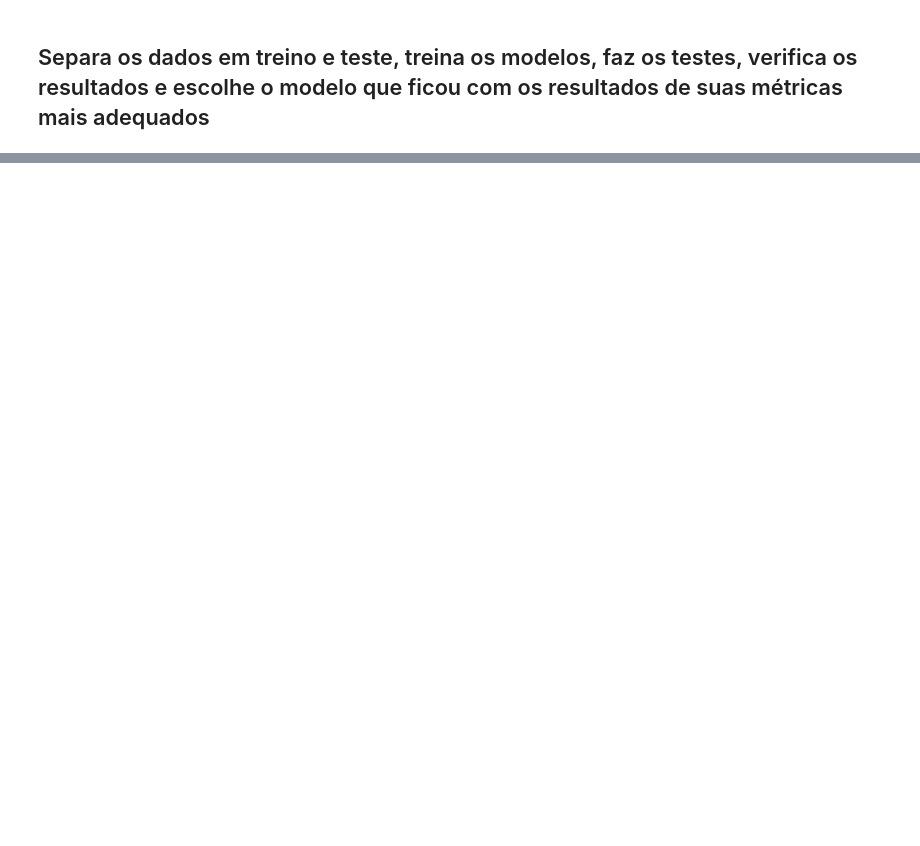
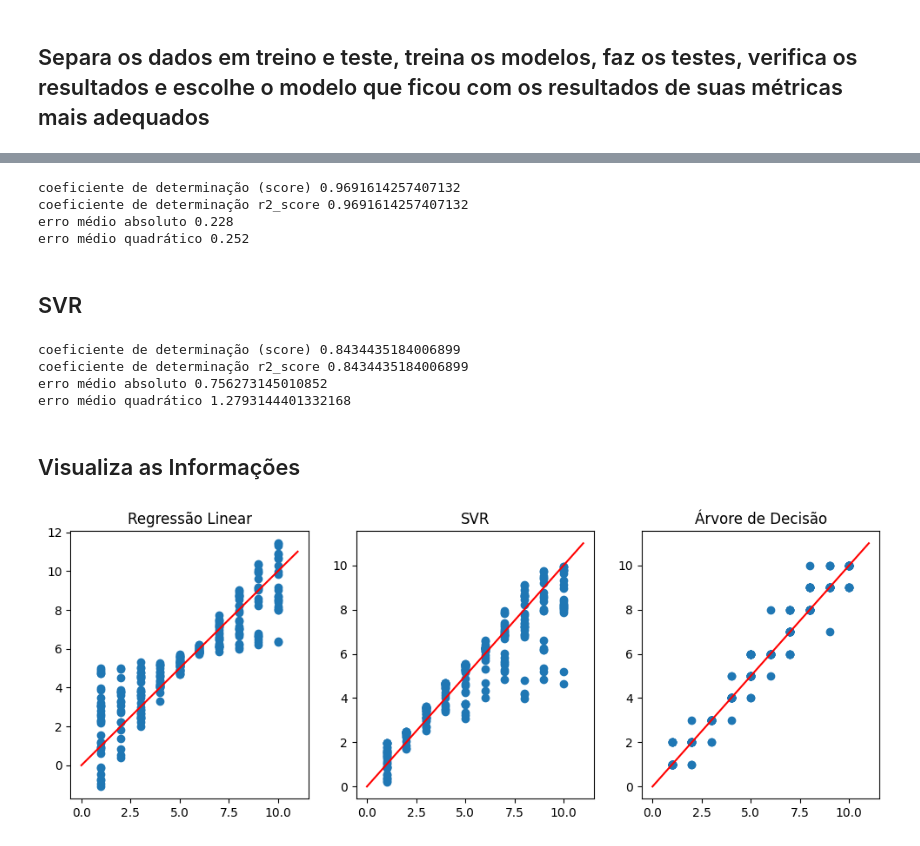
Before and after one commit to jairobernardesjunior/vendas_SUPERMERCADOpredict, a Jupyter notebook: vendas_SUPERMERCADOpredict_treina_prediz.ipynb, the cells around one changed output, grey strips where cells are left out. Drawn from its saved outputs; the diff is of its cells as text; code cells hidden in the pictures; blank space fills up the shorter version.

```diff
--- a/vendas_SUPERMERCADOpredict_treina_prediz.ipynb
+++ b/vendas_SUPERMERCADOpredict_treina_prediz.ipynb
@@ -25,0 +64,58 @@ dfx.head(5)
+# %%
+# Avalia o modelo
+y_predTree = Dtree_model.predict(X_test)
+
+print('coeficiente de determinação (score)', Dtree_model.score(X_test, y_test))
+print('coeficiente de determinação r2_score', r2_score(y_test, y_predTree))
+print('erro médio absoluto', mean_absolute_error(y_test, y_predTree))
+print('erro médio quadrático', mean_squared_error(y_test,y_predTree))
+# %% [output]
+coeficiente de determinação (score) 0.9691614257407132
+coeficiente de determinação r2_score 0.9691614257407132
+erro médio absoluto 0.228
+erro médio quadrático 0.252
+# %% [markdown]
+## SVR
+# %%
+# Cria o regressor
+regSVR = svm.SVR()
+# %%
+# Faz o fit, treina o modelo
+SVR_model = regSVR.fit(X_train, y_train)
+# %%
+# Avalia o modelo
+y_predSVR = SVR_model.predict(X_test)
+
+print('coeficiente de determinação (score)', regSVR.score(X_test, y_test))
+print('coeficiente de determinação r2_score', r2_score(y_test, y_predSVR, multioutput='variance_weighted'))
+print('erro médio absoluto', mean_absolute_error(y_test, y_predSVR))
+print('erro médio quadrático', mean_squared_error(y_test,y_predSVR))
+# %% [output]
+coeficiente de determinação (score) 0.8434435184006899
+coeficiente de determinação r2_score 0.8434435184006899
+erro médio absoluto 0.756273145010852
+erro médio quadrático 1.2793144401332168
+# %% [markdown]
+## Visualiza as Informações
+# %%
+# Plota gráficos de regressão linear dos testes
+import numpy as np
+fig,ax = plt.subplots(ncols=3,figsize=(12,4))
+
+x = np.arange(0,12)
+y = x
+ax[0].scatter(y_test,y_pred)
+ax[0].plot(x,y,'r')
+ax[0].set_title('Regressão Linear')
+
+ax[1].scatter(y_test,y_predSVR)
+ax[1].plot(x,y,'r')
+ax[1].set_title('SVR')
+
+ax[2].scatter(y_test,y_predTree)
+ax[2].plot(x,y,'r')
+ax[2].set_title('Árvore de Decisão')
+
+plt.show()
+# %% [output]
+[figure, added]
```
Also changed, not shown: parts of 10 cells of this notebook, 1 other file.
